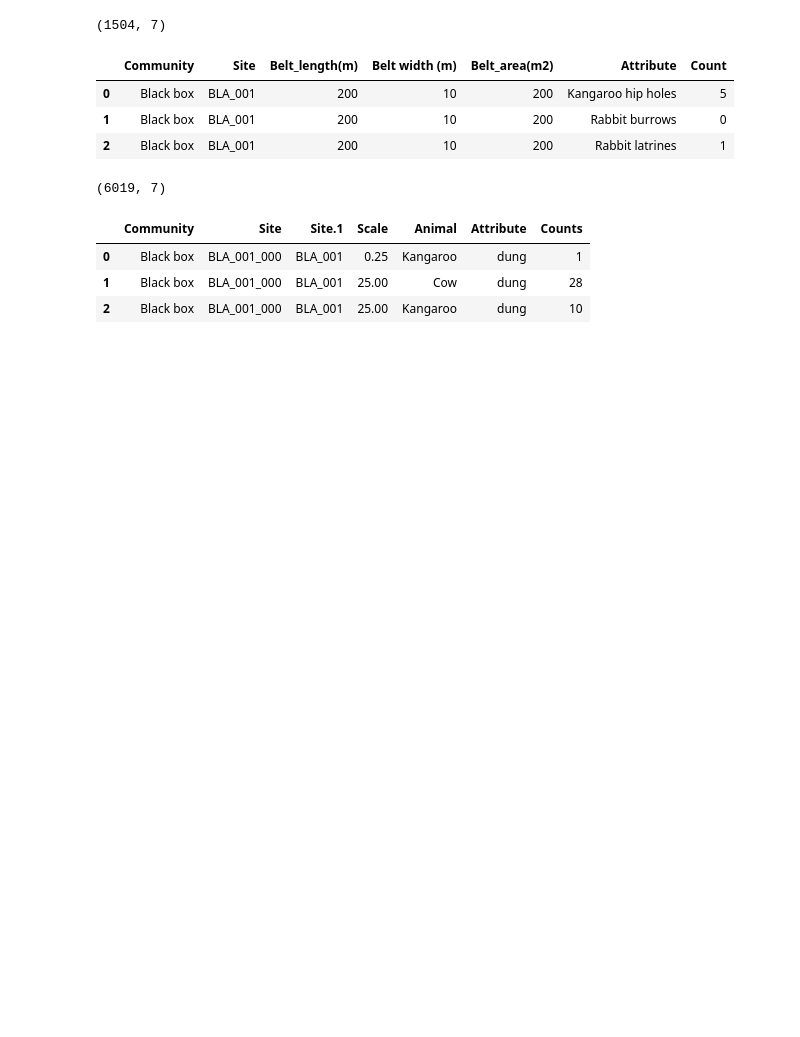
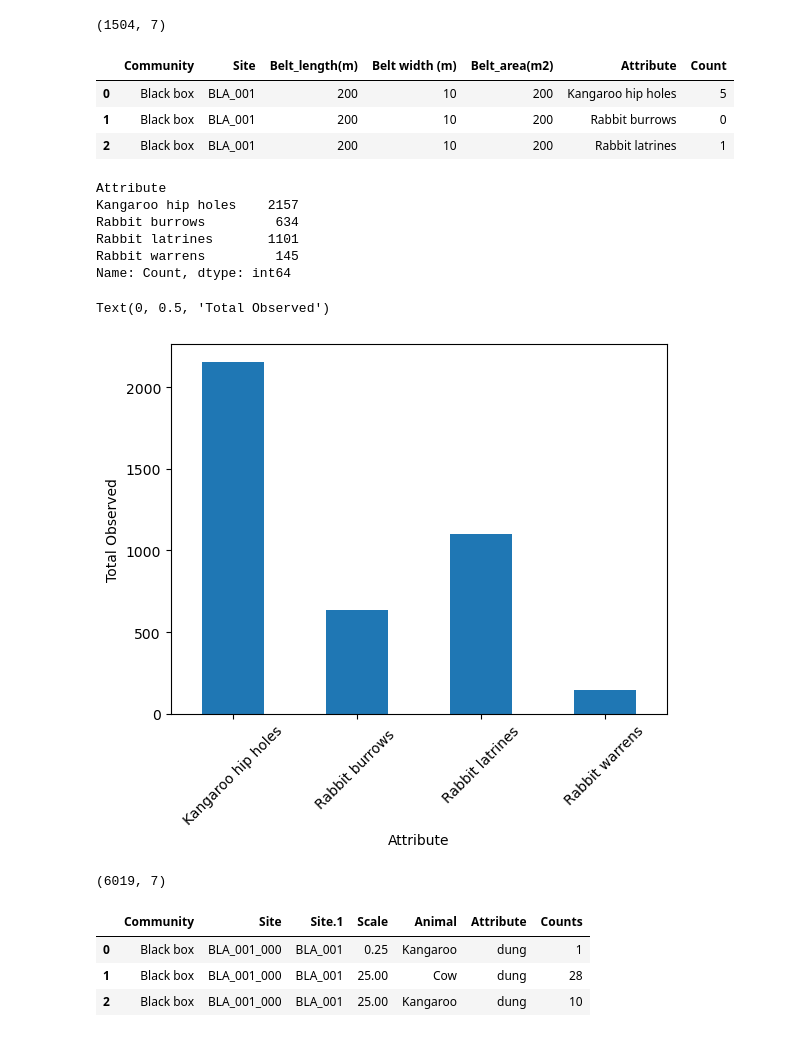
Before and after one commit to mjbeall09876/Capstone_DA09, a Jupyter notebook: NSW/grazing_intensity_dataset.ipynb, the cells around one changed output. Saved outputs shown, nothing was run; the diff lists cells and outputs as text; code cells hidden in the pictures; blank space fills up the shorter version.

```diff
--- a/NSW/grazing_intensity_dataset.ipynb
+++ b/NSW/grazing_intensity_dataset.ipynb
@@ -13,6 +13,23 @@ disturbance.head(3)
 | 0 | Black box | BLA_001 | 200 | 10 | 200 | Kangaroo hip holes | 5 |
 | 1 | Black box | BLA_001 | 200 | 10 | 200 | Rabbit burrows | 0 |
 | 2 | Black box | BLA_001 | 200 | 10 | 200 | Rabbit latrines | 1 |
+# %%
+attribute = disturbance.groupby('Attribute').sum()['Count']
+attribute
+# %% [output]
+Attribute
+Kangaroo hip holes    2157
+Rabbit burrows         634
+Rabbit latrines       1101
+Rabbit warrens         145
+Name: Count, dtype: int64
+# %%
+attribute.plot(kind='bar')
+plt.xticks(rotation=45)
+plt.ylabel("Total Observed")
+# %% [output]
+Text(0, 0.5, 'Total Observed')
+[figure, added]
 # %%
 dung = pd.read_excel('../data/nsw-assessment-of-grazing-intensity.xlsx', sheet_name='animal dung')
 print(dung.shape)
```
Also changed, not shown: parts of 15 cells of this notebook, 8 other files.
